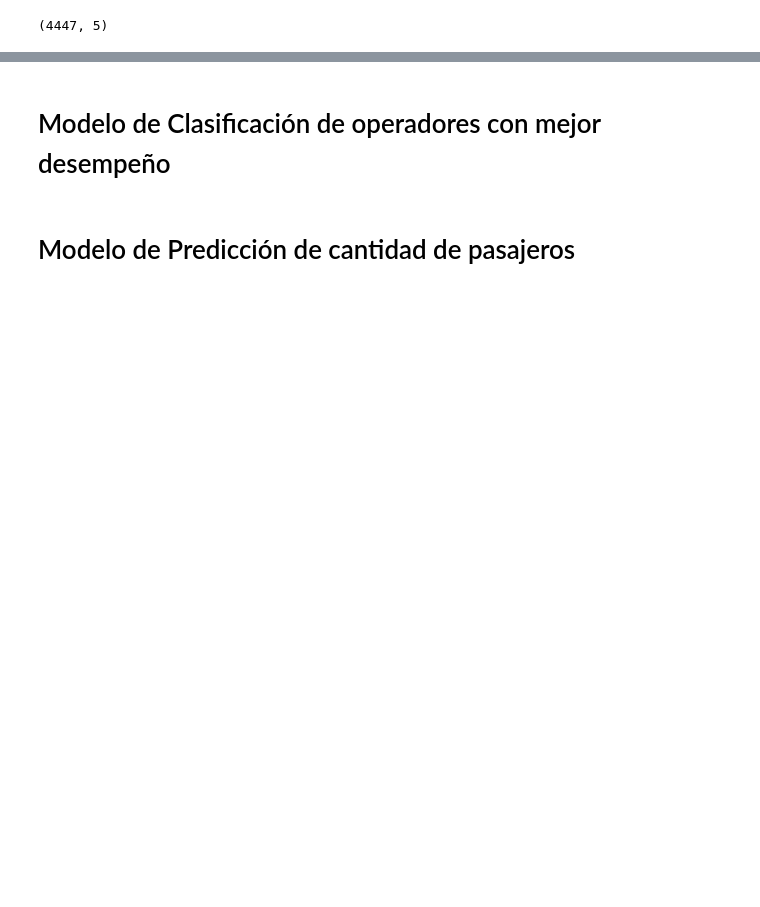
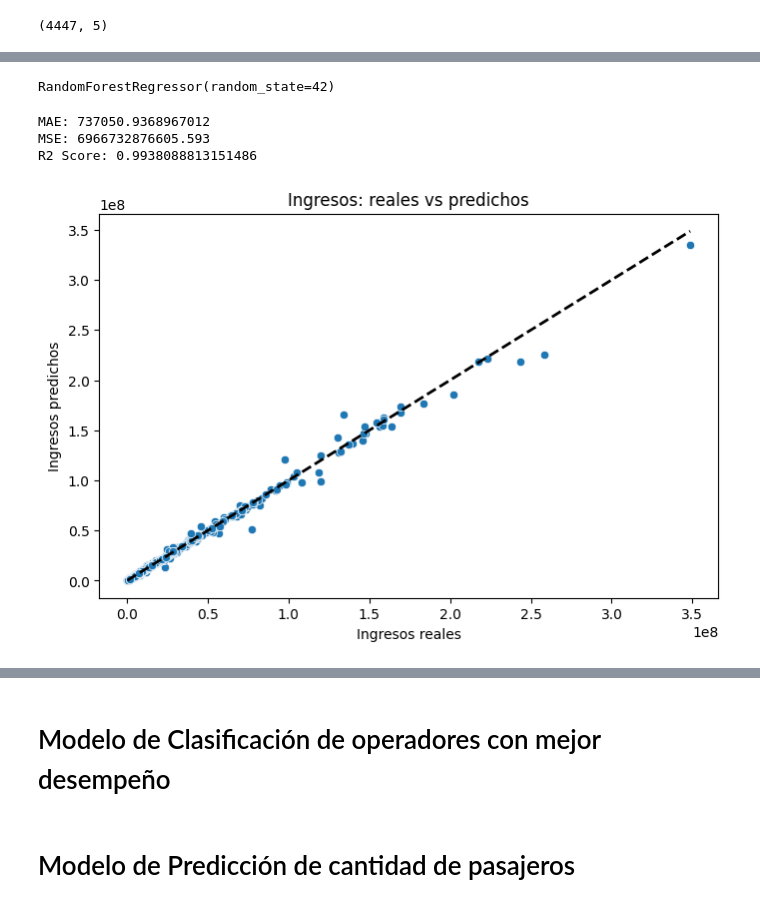
Before and after one commit to keilynagc/transporteCR, a Jupyter notebook: src/data_analysis.ipynb, the cells around one changed output, grey strips where cells are left out. Drawn from its saved outputs; the diff is of its cells as text; code cells hidden in the pictures; blank space fills up the shorter version.

Commit message:
agregando modelo de ML para predicion de ingresos y pasajeros

```diff
--- a/src/data_analysis.ipynb
+++ b/src/data_analysis.ipynb
@@ -236,0 +238,3 @@ from sklearn.metrics import mean_absolute_error, mean_squared_error, r2_score, a
+# %%
+df= df.dropna()
+print(df.isna().sum())
@@ -237,6 +258,7 @@ from sklearn.metrics import mean_absolute_error, mean_squared_error, r2_score, a
 # %%
 # Convertir la columna de fecha a tipo datetime
 df["fecha"] = pd.to_datetime(df["fecha"])
+df["pasajeros_totales"] = df["Pasajeros Adulto Mayor"]  + df["Pasajeros Regulares"]
 
 features = ["Pasajeros Adulto Mayor", "Pasajeros Regulares", "Carreras", "Tarifa Regular (¢)", "Km por Viaje (Promedio)"]
 X = df[features]
@@ -243,0 +277,35 @@ y = df["Ingresos"]
+# %%
+# 1. Dividir en datos de entrenamiento y prueba
+X_train, X_test, y_train, y_test = train_test_split(X, y, test_size=0.2, random_state=42)
+
+# 2. Crear y entrenar el modelo
+model = RandomForestRegressor(n_estimators=100, random_state=42)
+model.fit(X_train, y_train)
+# %% [output]
+RandomForestRegressor(random_state=42)
+# %%
+# 3. Hacer predicciones
+y_pred = model.predict(X_test)
+
+# 4. Evaluar el modelo
+print("MAE:", mean_absolute_error(y_test, y_pred))
+print("MSE:", mean_squared_error(y_test, y_pred))
+print("R2 Score:", r2_score(y_test, y_pred))
+# %% [output]
+MAE: 737050.9368967012
+MSE: 6966732876605.593
+R2 Score: 0.9938088813151486
+# %%
+import matplotlib.pyplot as plt
+import seaborn as sns
+
+# 5. Visualizar resultados (opcional)
+plt.figure(figsize=(8,5))
+sns.scatterplot(x=y_test, y=y_pred)
+plt.xlabel("Ingresos reales")
+plt.ylabel("Ingresos predichos")
+plt.title("Ingresos: reales vs predichos")
+plt.plot([y_test.min(), y_test.max()], [y_test.min(), y_test.max()], 'k--', lw=2)
+plt.show()
+# %% [output]
+[figure, added]
```
Also changed, not shown: parts of 21 cells of this notebook.
